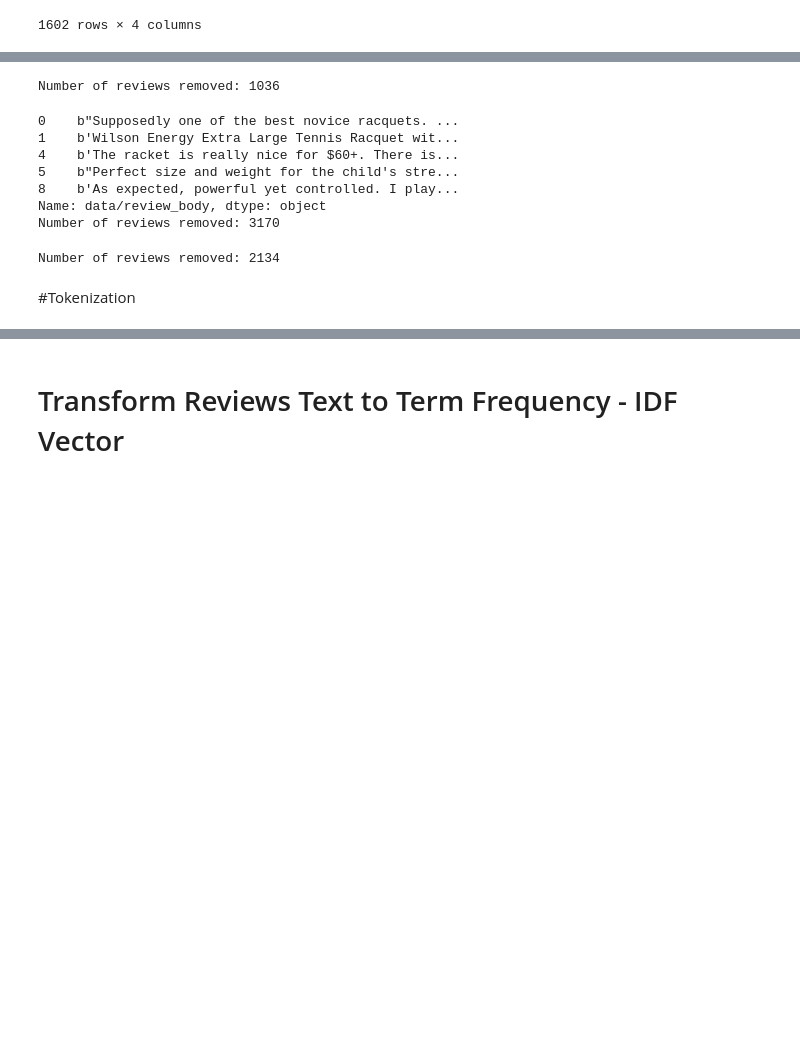
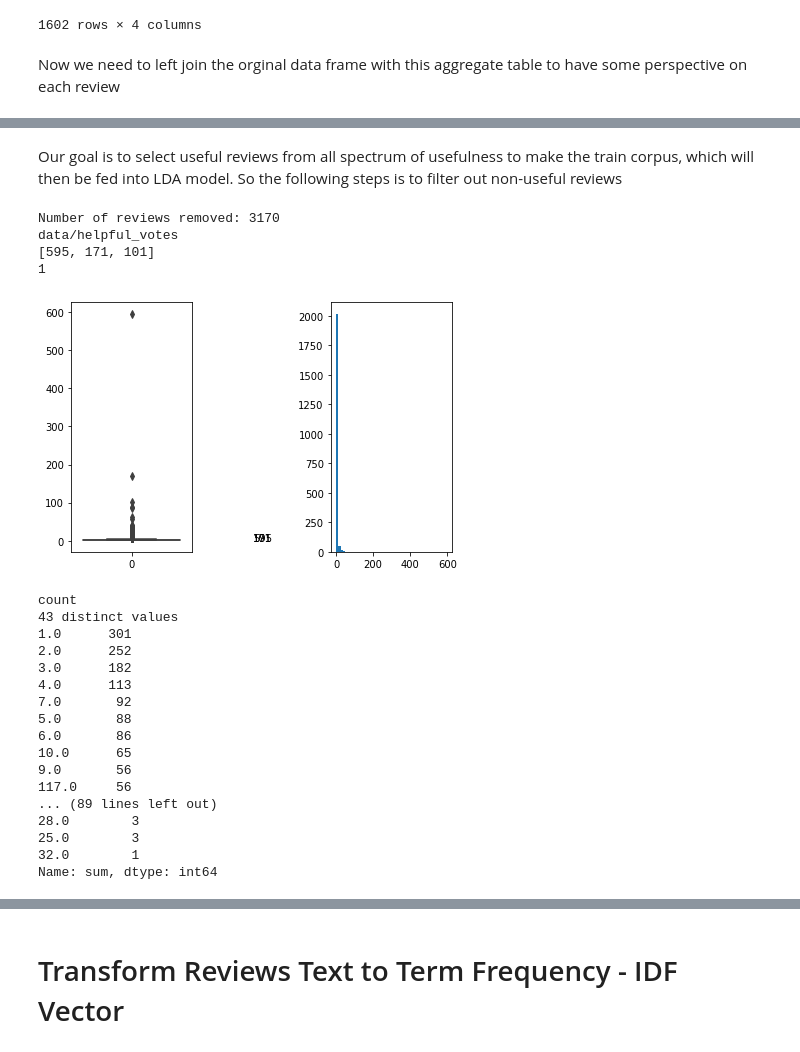
Before and after one commit to huytrinhx/MSBA-21, a Jupyter notebook: Predicting_the_usefulness_of_Amazon_Reviews_Base_Train(LDA+JSD).ipynb, the cells around one changed output, grey strips where cells are left out. Cells and saved outputs as stored; diff of their text form; code cells hidden in the pictures; blank space fills up the shorter version.

```diff
--- a/Predicting_the_usefulness_of_Amazon_Reviews_Base_Train(LDA+JSD).ipynb
+++ b/Predicting_the_usefulness_of_Amazon_Reviews_Base_Train(LDA+JSD).ipynb
@@ -126,7 +127,7 @@ data.head(5)
 float_cols = ['data/helpful_votes','data/total_votes']
 cat_cols = ['data/product_id','data/product_parent','data/product_title','data/star_rating']
 
-def visualize_columns(float_cols,cat_cols):
+def visualize_columns(float_cols,cat_cols,final_data=final_data):
     '''
     This function visualizes all columns
       - Box-and-whisker and histogram plots for continuous variables
@@ -191,7 +198,7 @@ Name: data/star_rating, dtype: int64
 # %%
 #Aggregating count of reviews and total helpful votes for each products
 products = final_data.groupby('data/product_parent', sort=False)
-combined = products['data/helpful_votes'].agg(['count', 'sum'])
+combined = products['data/helpful_votes'].agg(['count', 'sum','min','max'])
 combined.sort_values(by='sum',ascending=False)
 # %% [output]
 |  | count | sum | min | max |
@@ -208,6 +215,8 @@ combined.sort_values(by='sum',ascending=False)
 | b'490148299' | 1 | 0 | 0 | 0 |
 | b'882281519' | 1 | 0 | 0 | 0 |
 1602 rows × 4 columns
+# %% [markdown]
+Now we need to left join the orginal data frame with this aggregate table to have some perspective on each review
 # %%
 selected_products = combined[combined['sum'] > 0]
 left = pd.DataFrame(selected_products)
@@ -221,30 +230,40 @@ final_data.head()
 | 2 | 0 | b'B006A2V4KC' | b'81787317' | b'Head Youtek IG Prestige Pro Ten... | b"I've been playing with Head Rac... | ... |
 | 3 | 0 | b'B000OQBP7C' | b'384056751' | b'Head Liquidmetal 8 Tennis Racquet' | b'I chose this racquet because it... | ... |
 | 4 | 1 | b'B004IA8GL8' | b'586581984' | b"Wilson unstrung'11 Blade Lite B... | b'The racket is really nice for $... | ... |
+# %% [markdown]
+Our goal is to select useful reviews from all spectrum of usefulness to make the train corpus, which will then be fed into LDA model. So the following steps is to filter out non-useful reviews
 # %%
 #Remove reviews from products that does not have any helpful votes
 df = final_data[final_data['sum'] > 0]
+#Remove reviews that does not have any helpful votes
+df = df[df['data/helpful_votes'] > 0]
+
 print('Number of reviews removed: '+ str(len(final_data)-len(df)))
+
+float_cols = ['data/helpful_votes']
+cat_cols = ['count','sum']
+visualize_columns(float_cols,cat_cols,df)
+train_df = df
 # %% [output]
-Number of reviews removed: 1036
+Number of reviews removed: 3170
+data/helpful_votes
+[595, 171, 101]
+1
+[figure, added]
+count
+43 distinct values
+1.0      301
+2.0      252
+3.0      182
+4.0      113
+7.0       92
+5.0       88
+6.0       86
+10.0      65
+9.0       56
+117.0     56
+... (89 lines left out)
+28.0        3
+25.0        3
+32.0        1
+Name: sum, dtype: int64
-# %%
-#Remove reviews that does not have any helpful votes
-df_1 = final_data[final_data['data/helpful_votes'] > 0]
-print(df_1['data/review_body'].head())
-print('Number of reviews removed: '+ str(len(final_data)-len(df_1)))
-# %% [output]
-0    b"Supposedly one of the best novice racquets. ...
-1    b'Wilson Energy Extra Large Tennis Racquet wit...
-4    b'The racket is really nice for $60+. There is...
-5    b"Perfect size and weight for the child's stre...
-8    b'As expected, powerful yet controlled. I play...
-Name: data/review_body, dtype: object
-Number of reviews removed: 3170
-# %%
-#Checking if there are any factors that make up the data
-df_2 = df[df['data/helpful_votes'] > 0]
-print('Number of reviews removed: '+ str(len(df)-len(df_2)))
-# %% [output]
-Number of reviews removed: 2134
-# %% [markdown]
-#Tokenization
```
Also changed, not shown: parts of 64 cells of this notebook.
